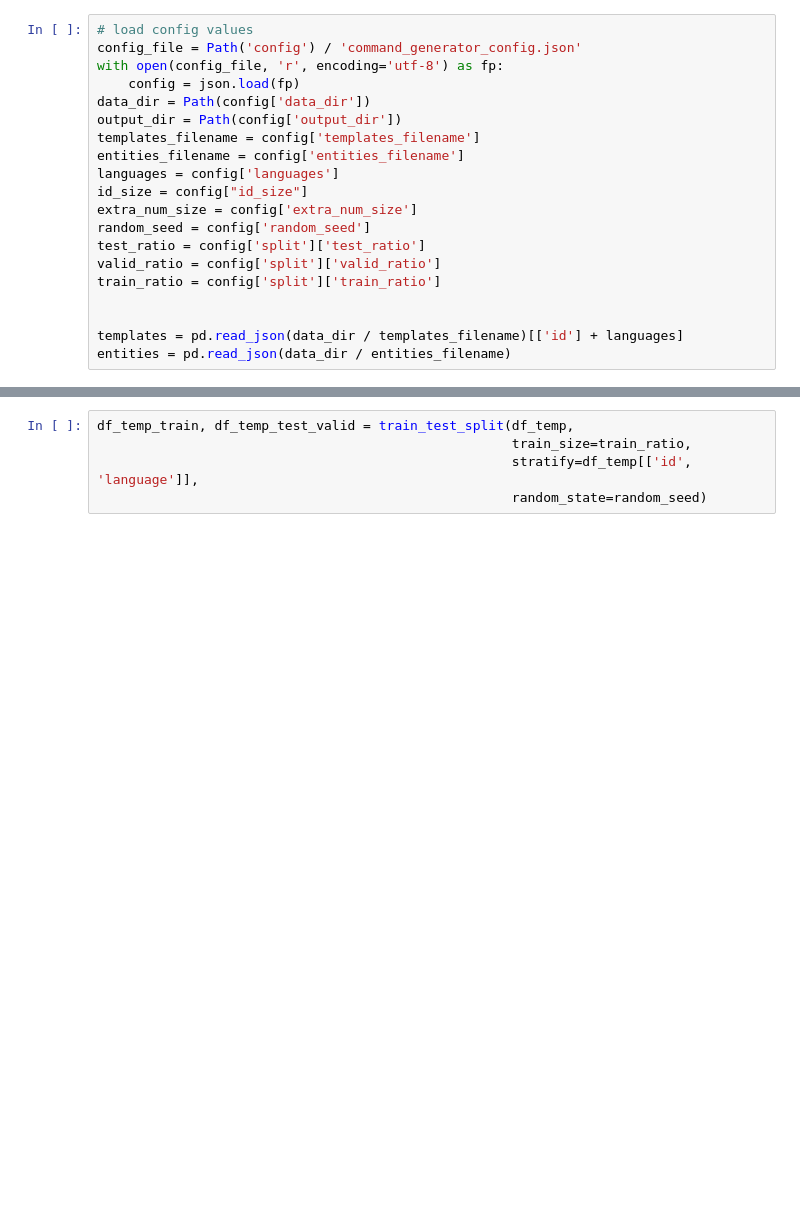
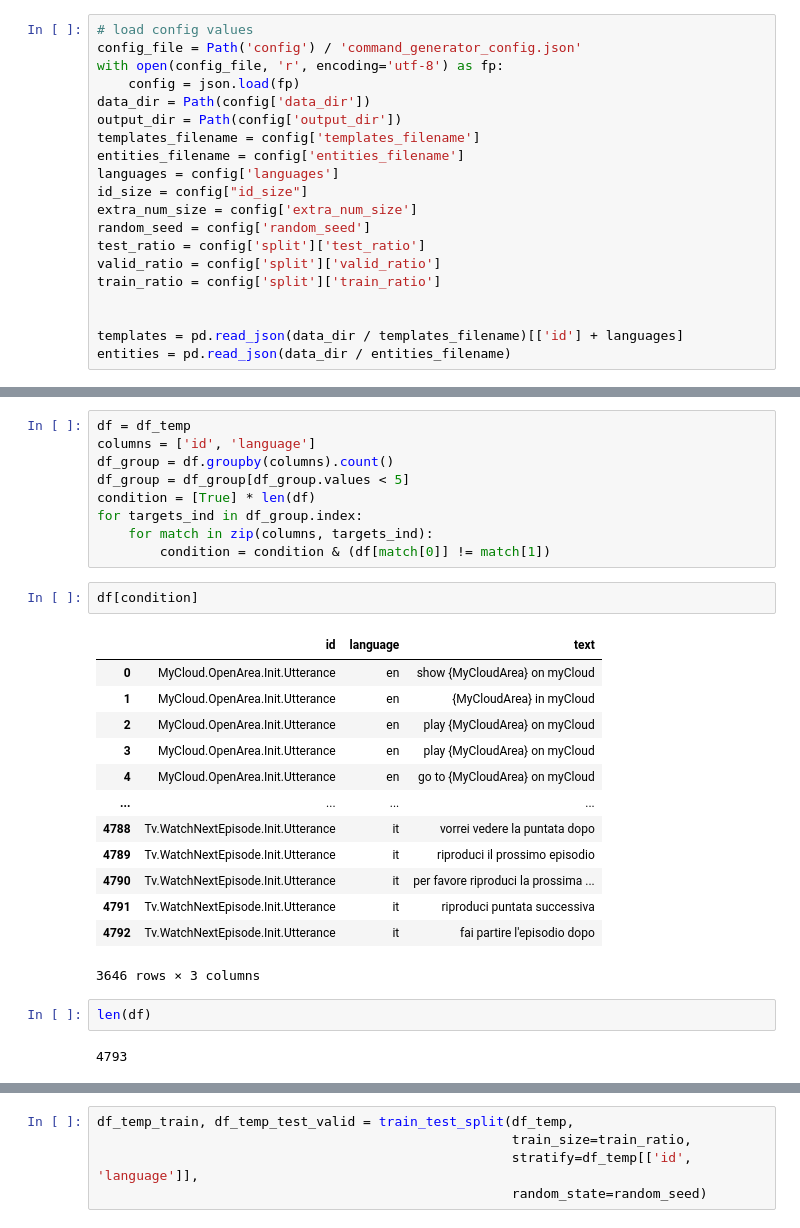
Before and after one commit to sting1000/generator, a Jupyter notebook: explore.ipynb, the cells around one changed output, grey strips where cells are left out. Saved outputs shown, nothing was run; the diff lists cells and outputs as text; blank space fills up the shorter version.

```diff
--- a/explore.ipynb
+++ b/explore.ipynb
@@ -45,0 +141,29 @@ for tem_id in templates.id:
+# %%
+df = df_temp
+columns = ['id', 'language']
+df_group = df.groupby(columns).count()
+df_group = df_group[df_group.values < 5]
+condition = [True] * len(df)
+for targets_ind in df_group.index:
+    for match in zip(columns, targets_ind):
+        condition = condition & (df[match[0]] != match[1])
+# %%
+df[condition]
+# %% [output]
+|  | id | language | text |
+| 0 | MyCloud.OpenArea.Init.Utterance | en | show {MyCloudArea} on myCloud |
+| 1 | MyCloud.OpenArea.Init.Utterance | en | {MyCloudArea} in myCloud |
+| 2 | MyCloud.OpenArea.Init.Utterance | en | play {MyCloudArea} on myCloud |
+| 3 | MyCloud.OpenArea.Init.Utterance | en | play {MyCloudArea} on myCloud |
+| 4 | MyCloud.OpenArea.Init.Utterance | en | go to {MyCloudArea} on myCloud |
+| ... | ... | ... | ... |
+| 4788 | Tv.WatchNextEpisode.Init.Utterance | it | vorrei vedere la puntata dopo |
+| 4789 | Tv.WatchNextEpisode.Init.Utterance | it | riproduci il prossimo episodio |
+| 4790 | Tv.WatchNextEpisode.Init.Utterance | it | per favore riproduci la prossima ... |
+| 4791 | Tv.WatchNextEpisode.Init.Utterance | it | riproduci puntata successiva |
+| 4792 | Tv.WatchNextEpisode.Init.Utterance | it | fai partire l'episodio dopo |
+3646 rows × 3 columns
+# %%
+len(df)
+# %% [output]
+4793
```
Also changed, not shown: parts of 21 cells of this notebook, 6 other files.
